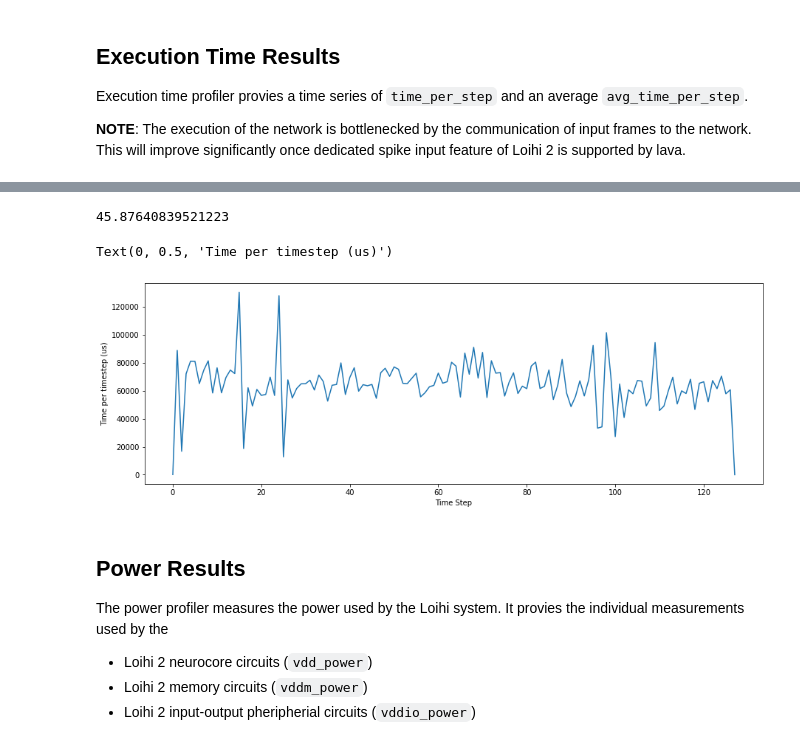
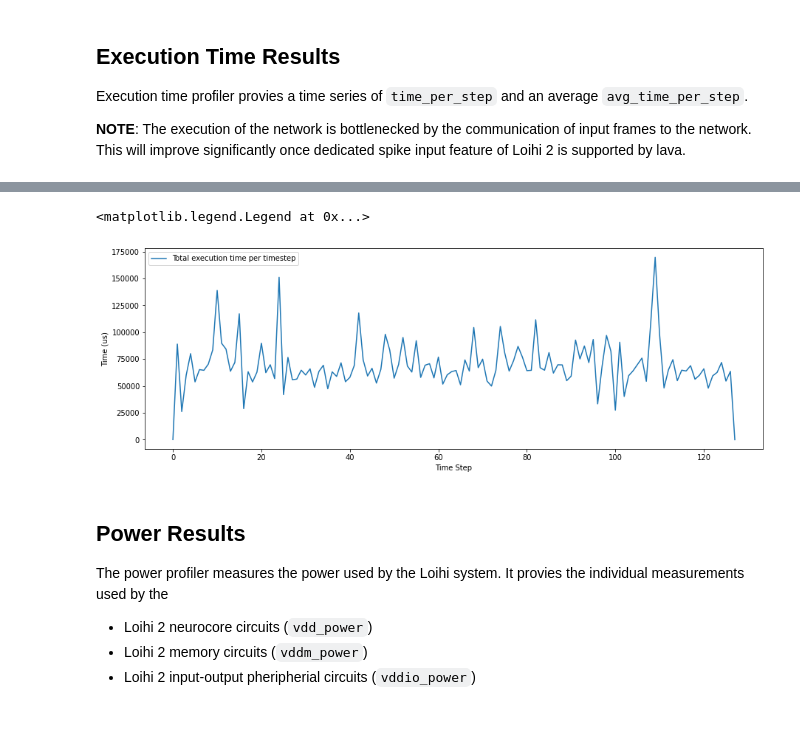
Before and after one commit to lava-nc/lava-dl, a Jupyter notebook: tutorials/lava/lib/dl/netx/pilotnet_sdnn/benchmark.ipynb, the cells around one changed output, grey strips where cells are left out. Drawn from its saved outputs; the diff is of its cells as text; code cells hidden in the pictures.

```diff
--- a/tutorials/lava/lib/dl/netx/pilotnet_sdnn/benchmark.ipynb
+++ b/tutorials/lava/lib/dl/netx/pilotnet_sdnn/benchmark.ipynb
@@ -155,15 +158,12 @@ Throughput : 15.29 fps.
-# %%
-3e6 / runtime_logger.avg_time_per_step
-# %% [output]
-45.87640839521223
 # %%
 plt.figure(figsize=(15, 5))
-plt.plot(runtime_logger.time_per_step)
+plt.plot(runtime_logger.execution_time_per_step, label='Total execution time per timestep')
 plt.xlabel('Time Step')
-plt.ylabel('Time per timestep (us)')
+plt.ylabel('Time (us)')
+plt.legend()
 # %% [output]
-Text(0, 0.5, 'Time per timestep (us)')
+<matplotlib.legend.Legend at 0x...>
-[figure, old version]
+[figure, new version]
 # %% [markdown]
 ## Power Results
 
```
Also changed, not shown: parts of 7 cells of this notebook, 2 other files.
